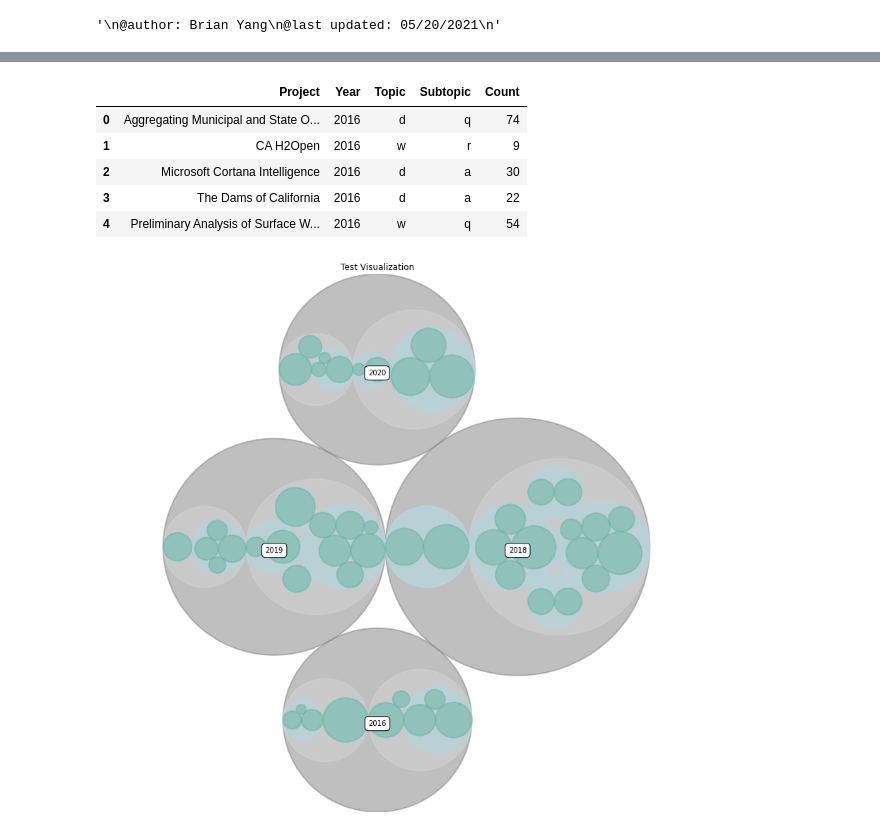
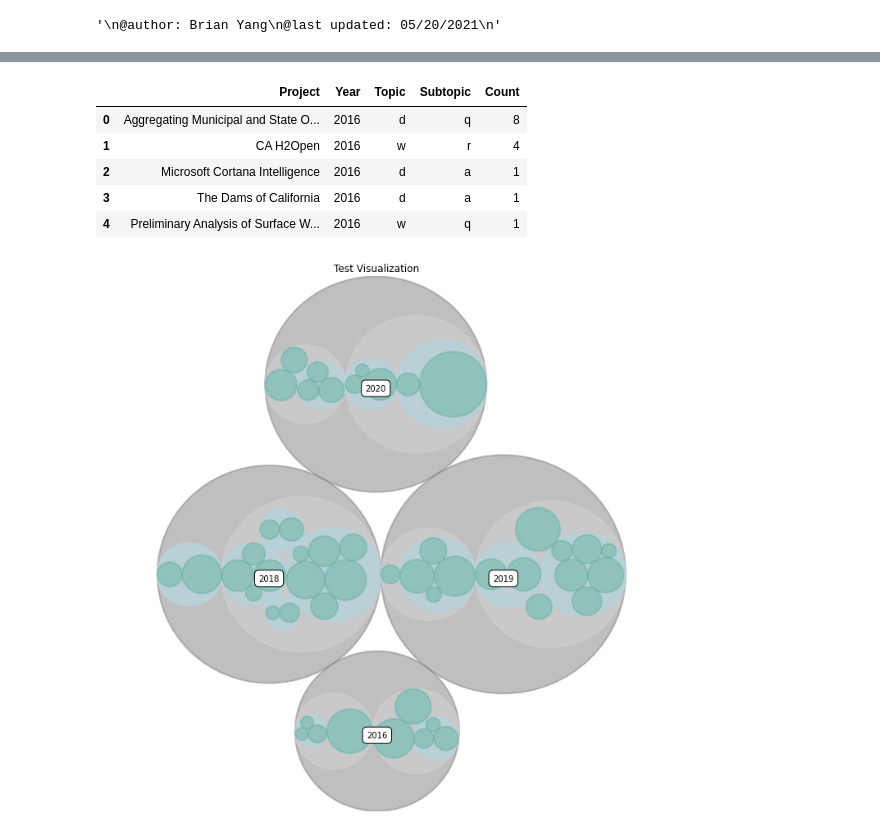
Before and after one commit to brianwsyang/WestBigDataInnovationHub, a Jupyter notebook: pythonViz/pyViz.ipynb, the cells around one changed output, grey strips where cells are left out. Drawn from its saved outputs; the diff is of its cells as text; code cells hidden in the pictures.

```diff
--- a/pythonViz/pyViz.ipynb
+++ b/pythonViz/pyViz.ipynb
@@ -33,16 +42,17 @@ circledf['Topic'] = circledf['Topic'].str.slice(stop=1)
 circledf['Subtopic'] = circledf['Subtopic'].str.lower()
 circledf['Subtopic'] = circledf['Subtopic'].str.slice(stop=1)
 
-circledf['Count'] = circledf.Project.str.len()
+# circledf['Count'] = circledf.Project.str.len()
+circledf['Count'] = df['Team members'].str.count(',')+1
 
 circledf.head()
 # %% [output]
 |  | Project | Year | Topic | Subtopic | Count |
-| 0 | Aggregating Municipal and State O... | 2016 | d | q | 74 |
-| 1 | CA H2Open | 2016 | w | r | 9 |
-| 2 | Microsoft Cortana Intelligence | 2016 | d | a | 30 |
-| 3 | The Dams of California | 2016 | d | a | 22 |
-| 4 | Preliminary Analysis of Surface W... | 2016 | w | q | 54 |
+| 0 | Aggregating Municipal and State O... | 2016 | d | q | 8 |
+| 1 | CA H2Open | 2016 | w | r | 4 |
+| 2 | Microsoft Cortana Intelligence | 2016 | d | a | 1 |
+| 3 | The Dams of California | 2016 | d | a | 1 |
+| 4 | Preliminary Analysis of Surface W... | 2016 | w | q | 1 |
 # %%
 yr16df = circledf[circledf['Year'] == 2016]
 yr18df = circledf[circledf['Year'] == 2018]
@@ -202,7 +212,7 @@ circles = circlify.circlify(
     target_enclosure=circlify.Circle(x=0, y=0, r=1)
 )
 # %%
-fig, ax = plt.subplots(figsize=(14, 14))
+fig, ax = plt.subplots(figsize=(12, 12))
 
 ax.set_title('Test Visualization')
 ax.axis('off')
@@ -225,31 +235,31 @@ for circle in circles:
     if circle.level != 3:
       continue
     x, y, r = circle
     # label = circle.ex["id"]
     ax.add_patch( plt.Circle((x, y), r, alpha=0.5, linewidth=2, color="lightgrey"))
     # plt.annotate(label, (x,y ), ha='center', color="white")
 
 for circle in circles:
     if circle.level != 4:
       continue
     x, y, r = circle
     # label = circle.ex["id"]
     ax.add_patch( plt.Circle((x, y), r, alpha=0.5, linewidth=2, color="lightblue"))
     # plt.annotate(label, (x,y ), ha='center', color="white")
 
 for circle in circles:
     if circle.level != 5:
       continue
     x, y, r = circle
     # label = circle.ex["id"]
     ax.add_patch( plt.Circle((x, y), r, alpha=0.5, linewidth=2, color="#69b3a2"))
     # plt.annotate(label, (x,y ), ha='center', color="white")
 
 for circle in circles:
     if circle.level != 2:
       continue
     x, y, r = circle
     label = circle.ex["id"]
     plt.annotate(label, (x,y ) ,va='top', ha='center', bbox=dict(facecolor='white', edgecolor='black', boxstyle='round', pad=.5))
 # %% [output]
-[figure, old version]
+[figure, new version]
```
Also changed, not shown: parts of 2 cells of this notebook.
